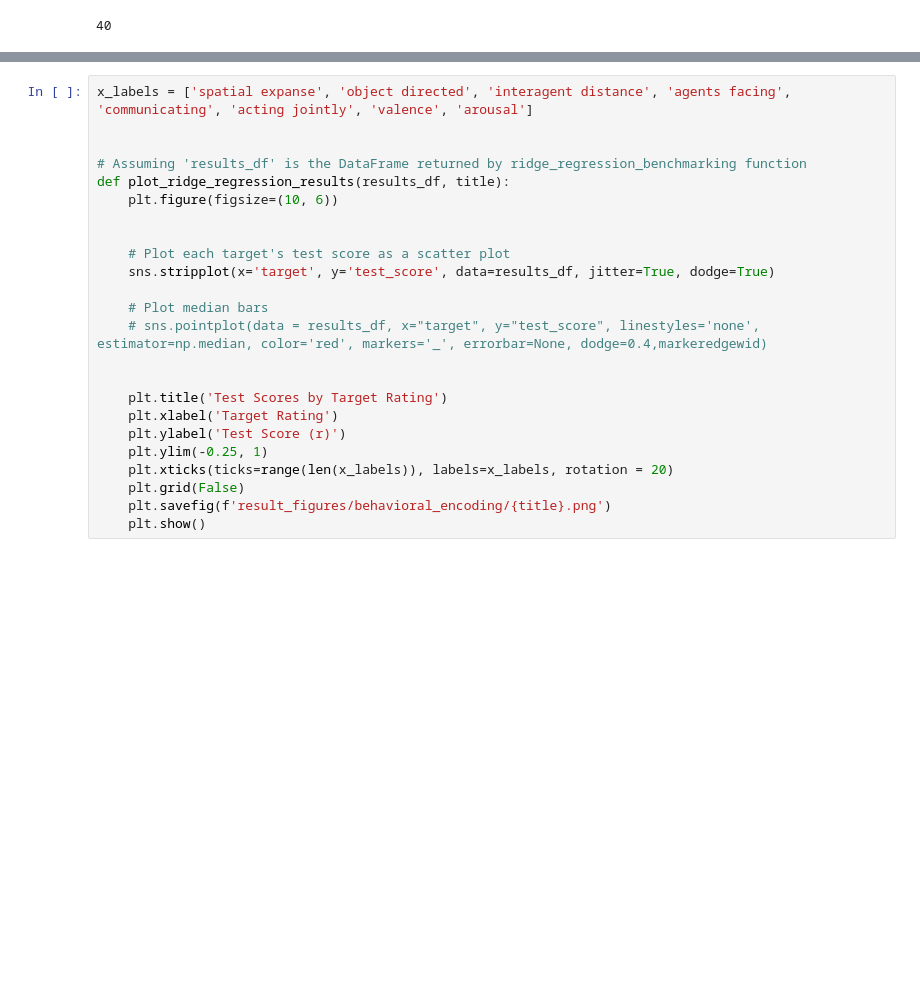
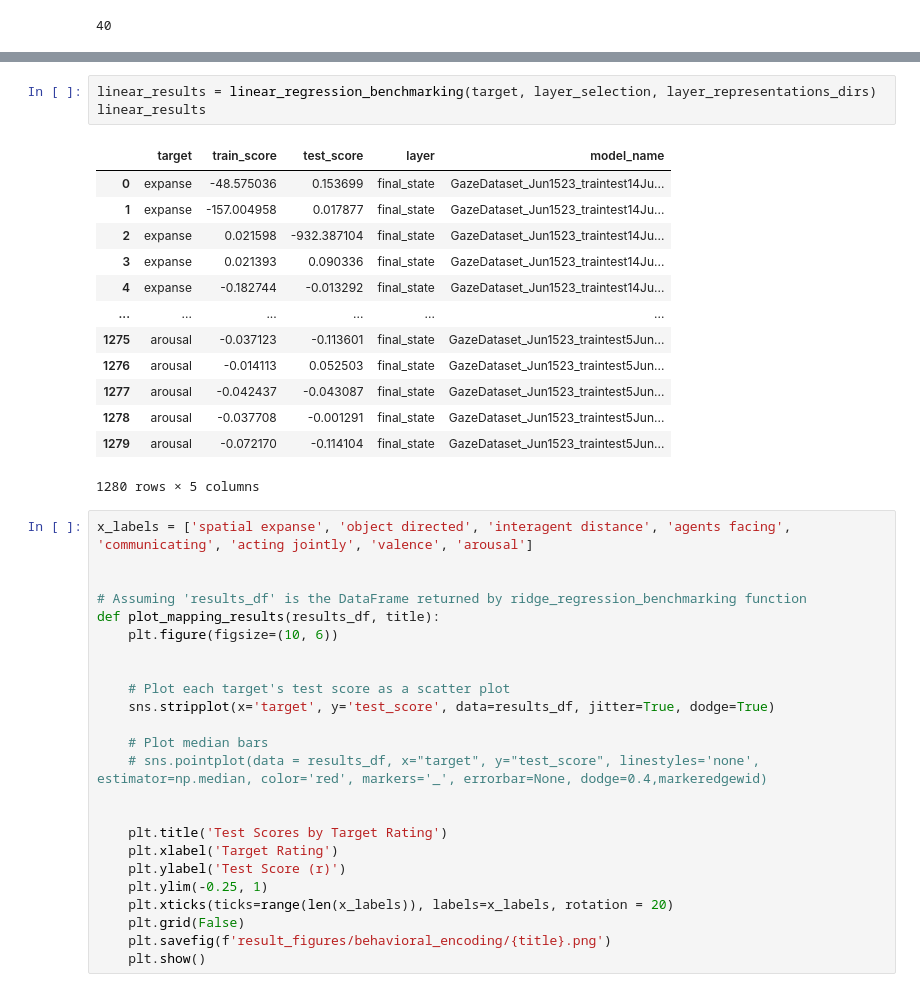
Before and after one commit to qinwenshuo/SocialGNN_encoding, a Jupyter notebook: 4.behavioral_encoding.ipynb, the cells around one changed output, grey strips where cells are left out. Saved outputs shown, nothing was run; the diff lists cells and outputs as text; blank space fills up the shorter version.

```diff
--- a/4.behavioral_encoding.ipynb
+++ b/4.behavioral_encoding.ipynb
@@ -159,9 +221,26 @@ results
+# %%
+linear_results = linear_regression_benchmarking(target, layer_selection, layer_representations_dirs)
+linear_results
+# %% [output]
+|  | target | train_score | test_score | layer | model_name |
+| 0 | expanse | -48.575036 | 0.153699 | final_state | GazeDataset_Jun1523_traintest14Ju... |
+| 1 | expanse | -157.004958 | 0.017877 | final_state | GazeDataset_Jun1523_traintest14Ju... |
+| 2 | expanse | 0.021598 | -932.387104 | final_state | GazeDataset_Jun1523_traintest14Ju... |
+| 3 | expanse | 0.021393 | 0.090336 | final_state | GazeDataset_Jun1523_traintest14Ju... |
+| 4 | expanse | -0.182744 | -0.013292 | final_state | GazeDataset_Jun1523_traintest14Ju... |
+| ... | ... | ... | ... | ... | ... |
+| 1275 | arousal | -0.037123 | -0.113601 | final_state | GazeDataset_Jun1523_traintest5Jun... |
+| 1276 | arousal | -0.014113 | 0.052503 | final_state | GazeDataset_Jun1523_traintest5Jun... |
+| 1277 | arousal | -0.042437 | -0.043087 | final_state | GazeDataset_Jun1523_traintest5Jun... |
+| 1278 | arousal | -0.037708 | -0.001291 | final_state | GazeDataset_Jun1523_traintest5Jun... |
+| 1279 | arousal | -0.072170 | -0.114104 | final_state | GazeDataset_Jun1523_traintest5Jun... |
+1280 rows × 5 columns
 # %%
 x_labels = ['spatial expanse', 'object directed', 'interagent distance', 'agents facing', 'communicating', 'acting jointly', 'valence', 'arousal']
 
 
 # Assuming 'results_df' is the DataFrame returned by ridge_regression_benchmarking function
-def plot_ridge_regression_results(results_df, title):
+def plot_mapping_results(results_df, title):
     plt.figure(figsize=(10, 6))
 
 
```
Also changed, not shown: parts of 7 cells of this notebook, 7 other files.
